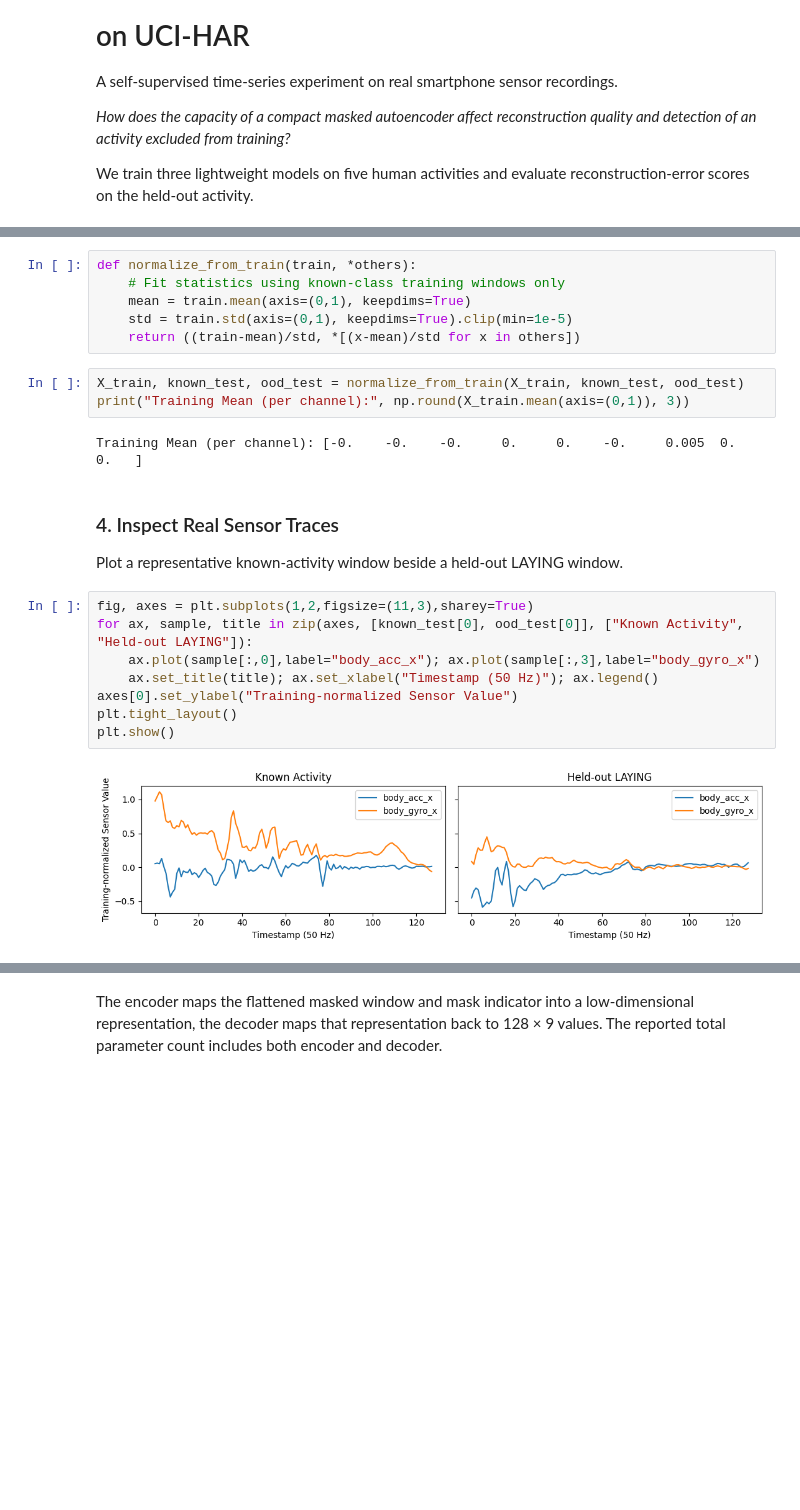
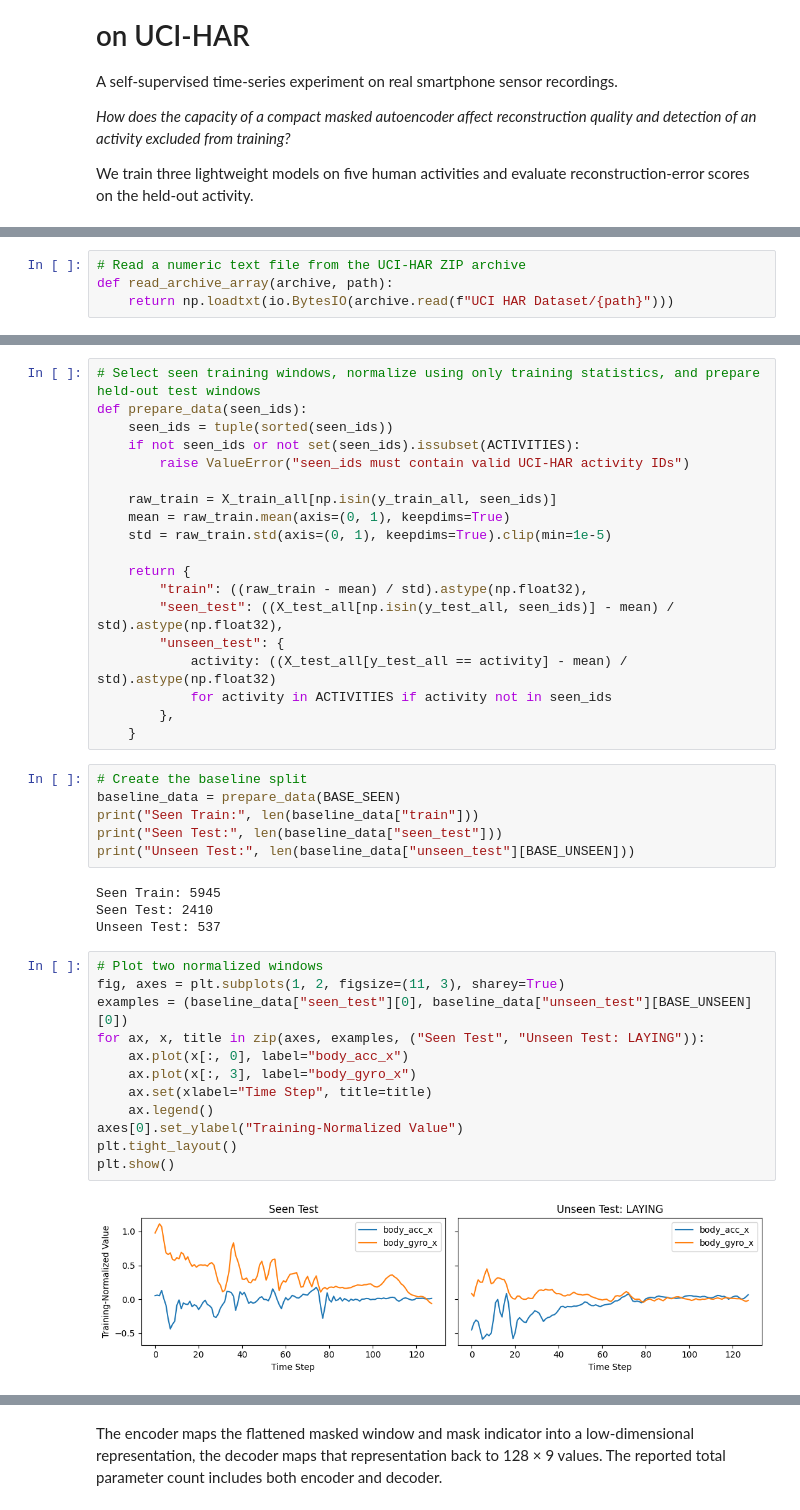
Before and after one commit to MJawad-AbouAleiwi/Federated-Learning, a Jupyter notebook: 2_Self-Supervised Learning/4_UCI_HAR_Masked_Autoencoder.ipynb, the cells around one changed output, grey strips where cells are left out. Drawn from its saved outputs; the diff is of its cells as text; blank space fills up the shorter version.

```diff
--- a/2_Self-Supervised Learning/4_UCI_HAR_Masked_Autoencoder.ipynb
+++ b/2_Self-Supervised Learning/4_UCI_HAR_Masked_Autoencoder.ipynb
@@ -69 +62,5 @@ Load each of the nine sensor channels and stack them into an array.
+# %%
+# Read a numeric text file from the UCI-HAR ZIP archive
+def read_archive_array(archive, path):
+    return np.loadtxt(io.BytesIO(archive.read(f"UCI HAR Dataset/{path}")))
 # %%
@@ -134,26 +108,44 @@ This makes the channel scales more comparable without using test-set statistics.
-# %%
-def normalize_from_train(train, *others):
-    # Fit statistics using known-class training windows only
-    mean = train.mean(axis=(0,1), keepdims=True)
-    std = train.std(axis=(0,1), keepdims=True).clip(min=1e-5)
-    return ((train-mean)/std, *[(x-mean)/std for x in others])
-# %%
-X_train, known_test, ood_test = normalize_from_train(X_train, known_test, ood_test)
-print("Training Mean (per channel):", np.round(X_train.mean(axis=(0,1)), 3))
-# %% [output]
-Training Mean (per channel): [-0.    -0.    -0.     0.     0.    -0.     0.005  0.     0.   ]
-# %% [markdown]
-### 4. Inspect Real Sensor Traces
-
-Plot a representative known-activity window beside a held-out LAYING window.
+# %%
+# Select seen training windows, normalize using only training statistics, and prepare held-out test windows
+def prepare_data(seen_ids):
+    seen_ids = tuple(sorted(seen_ids))
+    if not seen_ids or not set(seen_ids).issubset(ACTIVITIES):
+        raise ValueError("seen_ids must contain valid UCI-HAR activity IDs")
+
+    raw_train = X_train_all[np.isin(y_train_all, seen_ids)]
+    mean = raw_train.mean(axis=(0, 1), keepdims=True)
+    std = raw_train.std(axis=(0, 1), keepdims=True).clip(min=1e-5)
+
+    return {
+        "train": ((raw_train - mean) / std).astype(np.float32),
+        "seen_test": ((X_test_all[np.isin(y_test_all, seen_ids)] - mean) / std).astype(np.float32),
+        "unseen_test": {
+            activity: ((X_test_all[y_test_all == activity] - mean) / std).astype(np.float32)
+            for activity in ACTIVITIES if activity not in seen_ids
+        },
+    }
+# %%
+# Create the baseline split
+baseline_data = prepare_data(BASE_SEEN)
+print("Seen Train:", len(baseline_data["train"]))
+print("Seen Test:", len(baseline_data["seen_test"]))
+print("Unseen Test:", len(baseline_data["unseen_test"][BASE_UNSEEN]))
+# %% [output]
+Seen Train: 5945
+Seen Test: 2410
+Unseen Test: 537
 # %%
-fig, axes = plt.subplots(1,2,figsize=(11,3),sharey=True)
-for ax, sample, title in zip(axes, [known_test[0], ood_test[0]], ["Known Activity", "Held-out LAYING"]):
-    ax.plot(sample[:,0],label="body_acc_x"); ax.plot(sample[:,3],label="body_gyro_x")
-    ax.set_title(title); ax.set_xlabel("Timestamp (50 Hz)"); ax.legend()
-axes[0].set_ylabel("Training-normalized Sensor Value")
+# Plot two normalized windows
+fig, axes = plt.subplots(1, 2, figsize=(11, 3), sharey=True)
+examples = (baseline_data["seen_test"][0], baseline_data["unseen_test"][BASE_UNSEEN][0])
+for ax, x, title in zip(axes, examples, ("Seen Test", "Unseen Test: LAYING")):
+    ax.plot(x[:, 0], label="body_acc_x")
+    ax.plot(x[:, 3], label="body_gyro_x")
+    ax.set(xlabel="Time Step", title=title)
+    ax.legend()
+axes[0].set_ylabel("Training-Normalized Value")
 plt.tight_layout()
 plt.show()
 # %% [output]
-[figure, old version]
+[figure, new version]
 # %% [markdown]
```
Also changed, not shown: parts of 94 cells of this notebook.
